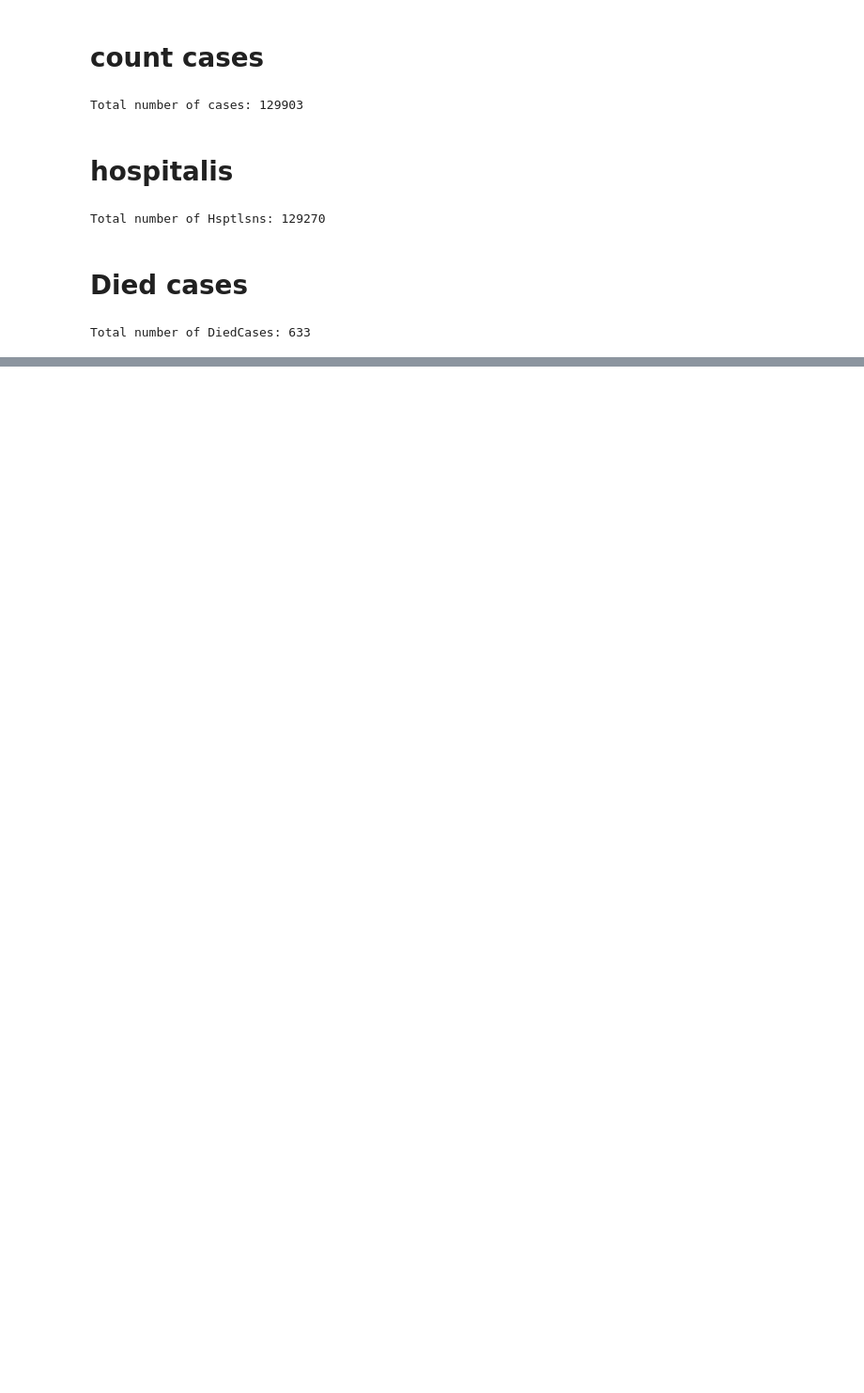
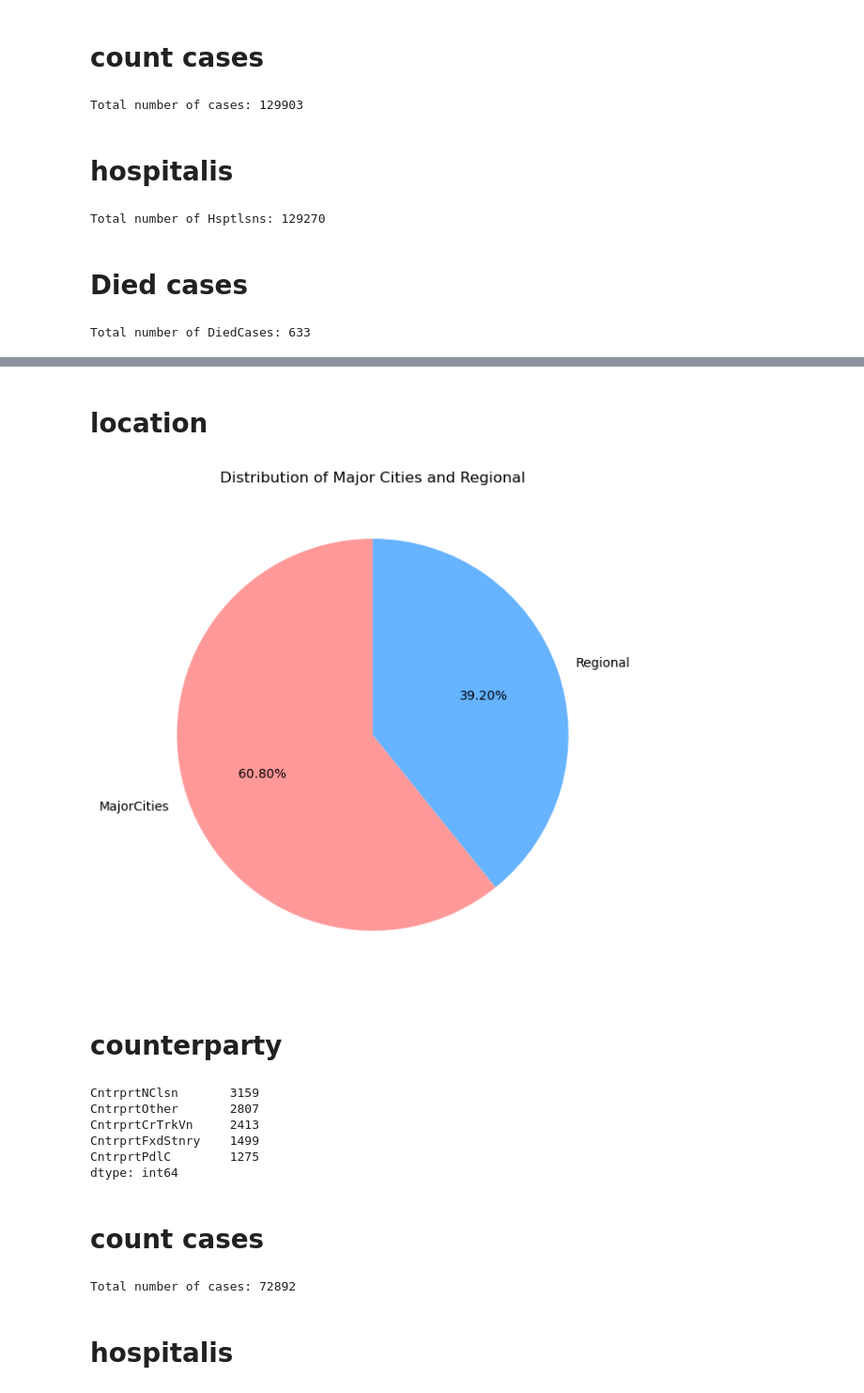
Before and after one commit to mraminamiri/National_Accident, a Jupyter notebook: describe.ipynb, the cells around one changed output, grey strips where cells are left out. Shown at 94% size. Saved outputs shown, nothing was run; the diff lists cells and outputs as text; code cells hidden in the pictures; blank space fills up the shorter version.

```diff
--- a/describe.ipynb
+++ b/describe.ipynb
@@ -209,0 +396,2 @@ plt.show()
+# %%
+filtered_data = data[data['PdlCyclist'] == 1]
@@ -209,0 +423,53 @@ plt.show()
+# %% [markdown]
+# location
+# %%
+num_major_cities = filtered_data['MajorCities'].sum()
+num_regional = filtered_data['Regional'].sum()
+
+labels = ['MajorCities', 'Regional']
+
+sizes = [num_major_cities, num_regional]
+
+colors = ['#ff9999','#66b3ff']
+
+plt.figure(figsize=(7,7))
+plt.pie(sizes, colors=colors, labels=labels, autopct='%1.2f%%', startangle=90)
+
+plt.title('Distribution of Major Cities and Regional')
+
+plt.show()
+# %% [output]
+[figure, added]
+# %% [markdown]
+# counterparty
+# %%
+import pandas as pd
+
+
+columns_of_interest = filtered_data.iloc[:, 35:46]
+
+column_sums = columns_of_interest.sum()
+
+sorted_columns = column_sums.sort_values(ascending=False)
+
+top_5_columns = sorted_columns.head(5)
+
+print(top_5_columns)
+# %% [output]
+CntrprtNClsn       3159
+CntrprtOther       2807
+CntrprtCrTrkVn     2413
+CntrprtFxdStnry    1499
+CntrprtPdlC        1275
+dtype: int64
+# %% [markdown]
+
+# count cases
+# %%
+total_cases = filtered_data['CountCases'].sum()
+
+print("Total number of cases:", total_cases)
+# %% [output]
+Total number of cases: 72892
+# %% [markdown]
+# hospitalis
```
Also changed, not shown: parts of 64 cells of this notebook.
